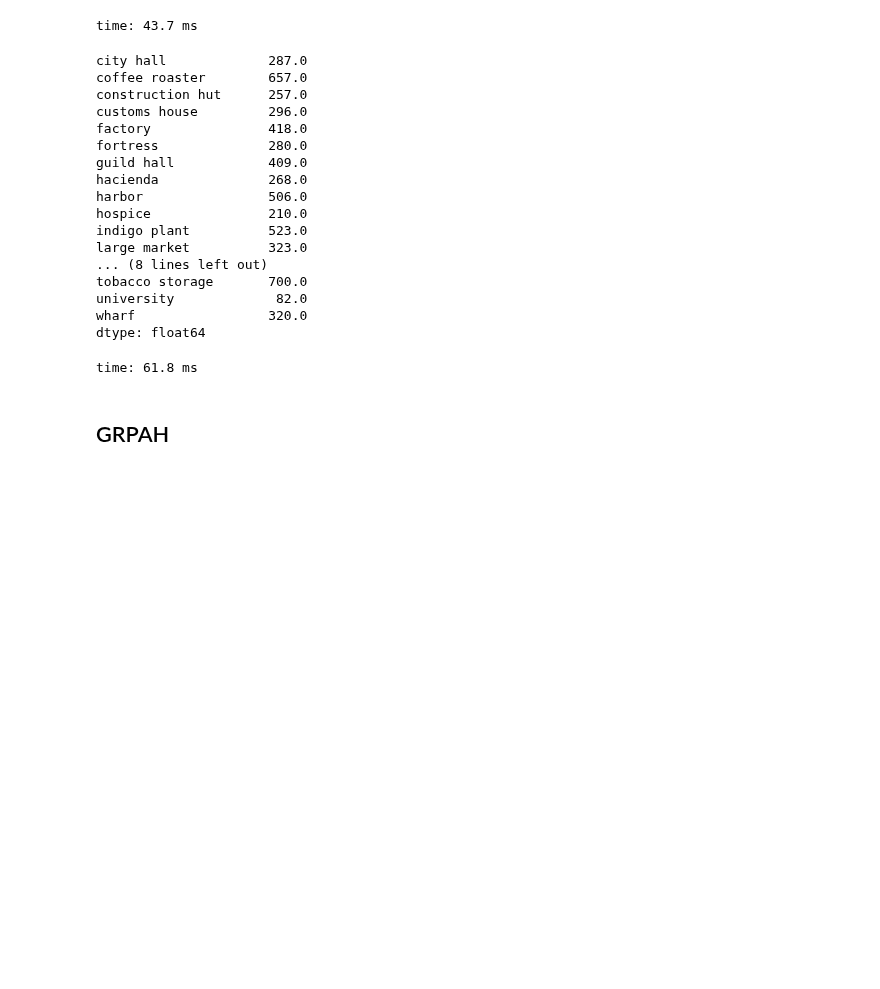
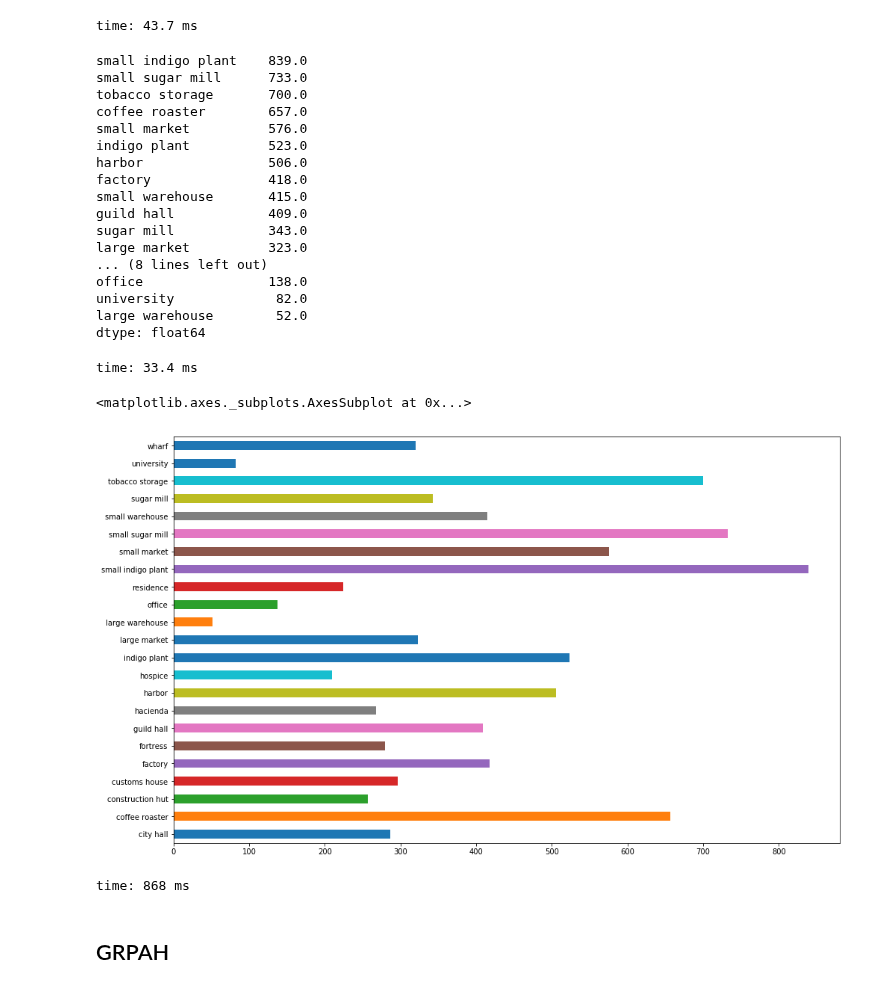
Before and after one commit to xiwix/binder, a Jupyter notebook: bga.puertorico.analyze.ipynb, the cells around one changed output. Saved outputs shown, nothing was run; the diff lists cells and outputs as text; code cells hidden in the pictures; blank space fills up the shorter version.

```diff
--- a/bga.puertorico.analyze.ipynb
+++ b/bga.puertorico.analyze.ipynb
@@ -405,26 +405,33 @@ buildings = cached_to_disk(lambda: [buildings_by_table(l['data'], stats_cache[i]
 time: 43.7 ms
 # %%
 data = [{'table_id':b['table_id'], **collections.Counter(b['buildings'][b['rank']['1']])} for b in buildings]
-pd.DataFrame(data).set_index('table_id').sum(axis=0)
+s = pd.DataFrame(data).set_index('table_id').sum(axis=0)
+s.sort_values(ascending=False)
 # %% [output]
-city hall             287.0
+small indigo plant    839.0
+small sugar mill      733.0
+tobacco storage       700.0
 coffee roaster        657.0
-construction hut      257.0
-customs house         296.0
+small market          576.0
+indigo plant          523.0
+harbor                506.0
 factory               418.0
-fortress              280.0
+small warehouse       415.0
 guild hall            409.0
-hacienda              268.0
-harbor                506.0
-hospice               210.0
-indigo plant          523.0
+sugar mill            343.0
 large market          323.0
 ... (8 lines left out)
-tobacco storage       700.0
+office                138.0
 university             82.0
-wharf                 320.0
+large warehouse        52.0
 dtype: float64
-time: 61.8 ms
+time: 33.4 ms
+# %%
+s.plot.barh()
+# %% [output]
+<matplotlib.axes._subplots.AxesSubplot at 0x...>
+[figure, added]
+time: 868 ms
 # %% [markdown]
 ## GRPAH
 # %%
```
Also changed, not shown: parts of 1 cell of this notebook.
